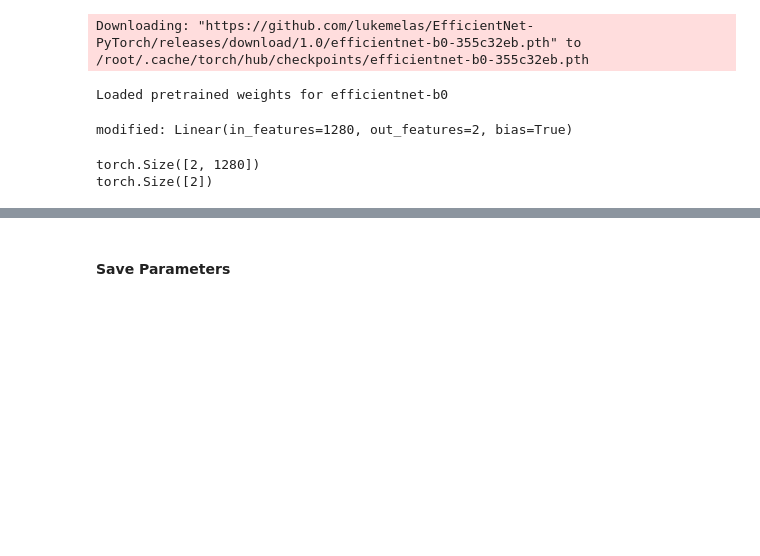
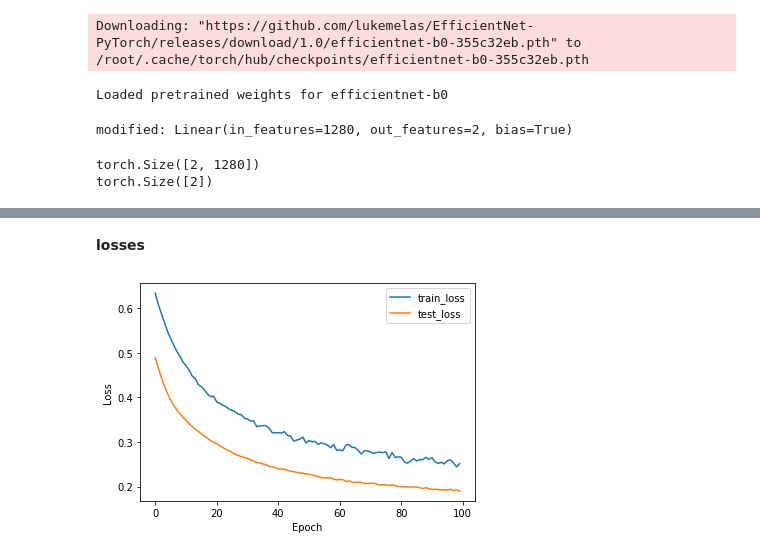
Before and after one commit to Tsuchiya-Ryo/K9-and-FL1, a Jupyter notebook: Transfer_learning_20201204.ipynb, the cells around one changed output, grey strips where cells are left out. Cells and saved outputs as stored; diff of their text form; code cells hidden in the pictures; blank space fills up the shorter version.

```diff
--- a/Transfer_learning_20201204.ipynb
+++ b/Transfer_learning_20201204.ipynb
@@ -352,2 +350,12 @@ training(net, dataloaders_dict, criterion, optimizer, num_epochs=num_epochs)
-# %% [markdown]
-#### Save Parameters
+# %% [markdown]
+**losses**
+# %%
+# loss show
+plt.plot(range(len(record_loss_train)), record_loss_train, label="train_loss")
+plt.plot(range(len(record_loss_test)), record_loss_test, label="test_loss")
+plt.legend()
+plt.xlabel("Epoch")
+plt.ylabel("Loss")
+plt.show()
+# %% [output]
+[figure, added]
```
Also changed, not shown: parts of 33 cells of this notebook.
